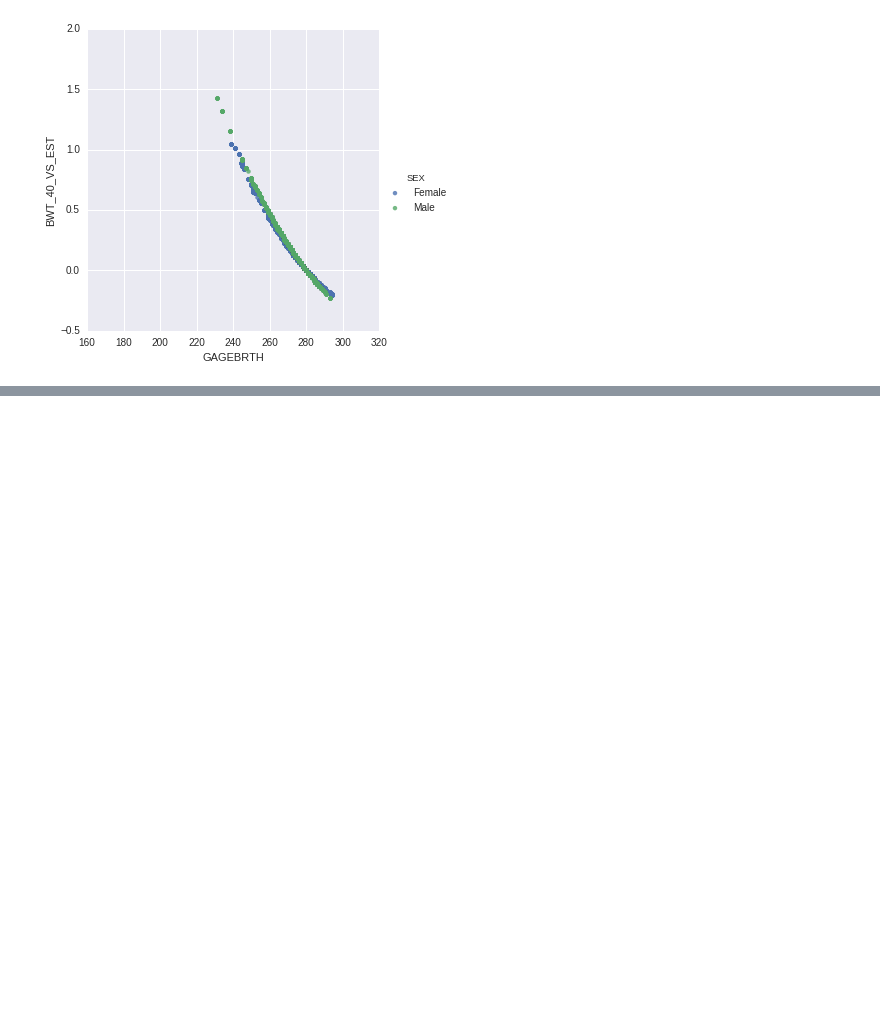
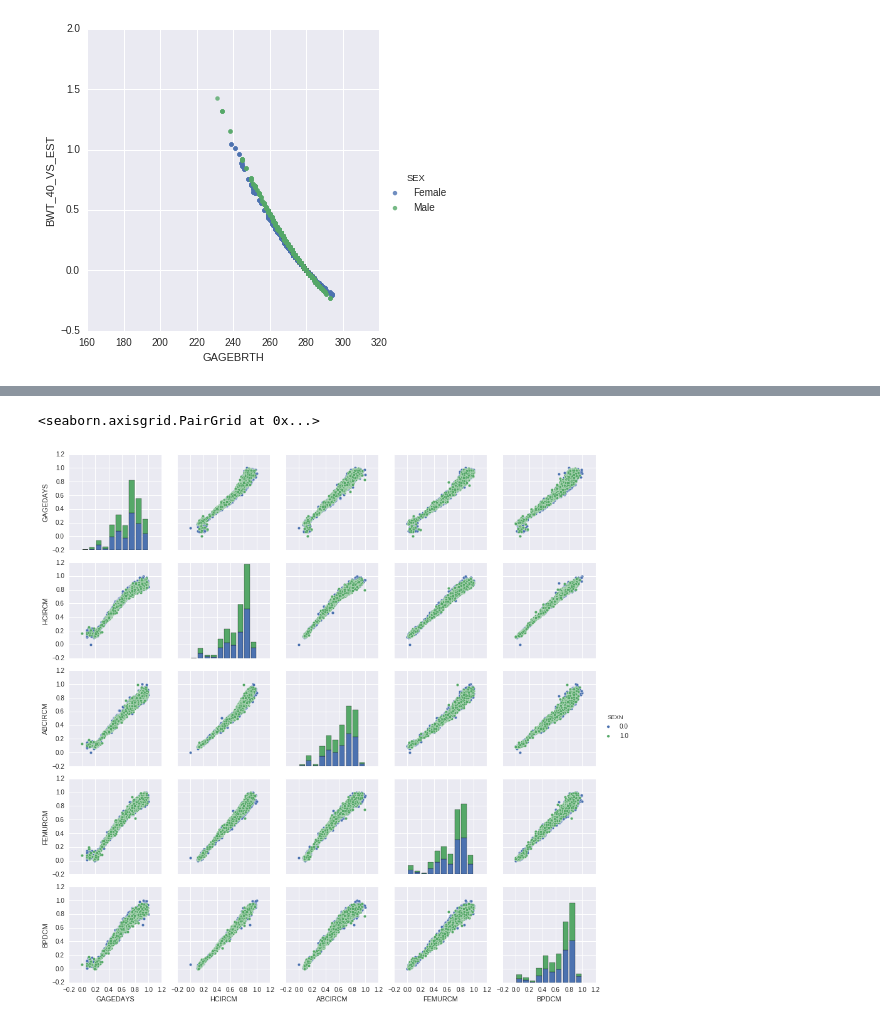
Before and after one commit to de-git/HBGDki-London, a Jupyter notebook: Ultrasound/read_ultrasound_python.ipynb, the cells around one changed output, grey strips where cells are left out. Cells and saved outputs as stored; diff of their text form; code cells hidden in the pictures; blank space fills up the shorter version.

```diff
--- a/Ultrasound/read_ultrasound_python.ipynb
+++ b/Ultrasound/read_ultrasound_python.ipynb
@@ -135,0 +145,14 @@ sns.heatmap(raw_train_data.corr())
+# %%
+def normalized_column(col):
+  return (col - col.min()) / (col.max() - col.min())
+
+temp_data = raw_train_data.query('AGEDAYS < 0')[["SEXN", "GAGEDAYS", "HCIRCM", "ABCIRCM", "FEMURCM", "BPDCM", "BIRTHWT"]].dropna()
+temp_data["SEXN"] = normalized_column(temp_data["SEXN"])
+temp_data["GAGEDAYS"] = normalized_column(temp_data["GAGEDAYS"])
+temp_data["HCIRCM"] = normalized_column(temp_data["HCIRCM"])
+temp_data["ABCIRCM"] = normalized_column(temp_data["ABCIRCM"])
+temp_data["FEMURCM"] = normalized_column(temp_data["FEMURCM"])
+temp_data["BPDCM"] = normalized_column(temp_data["BPDCM"])
+temp_data["BIRTHWT"] = normalized_column(temp_data["BIRTHWT"])
+print "count:", len(temp_data)
+temp_data.describe()
@@ -135,0 +170,7 @@ sns.heatmap(raw_train_data.corr())
+# %%
+sns.pairplot(temp_data,
+  vars=["GAGEDAYS", "HCIRCM", "ABCIRCM", "FEMURCM", "BPDCM"],
+  hue="SEXN")
+# %% [output]
+<seaborn.axisgrid.PairGrid at 0x...>
+[figure, added]
```
Also changed, not shown: parts of 10 cells of this notebook.
